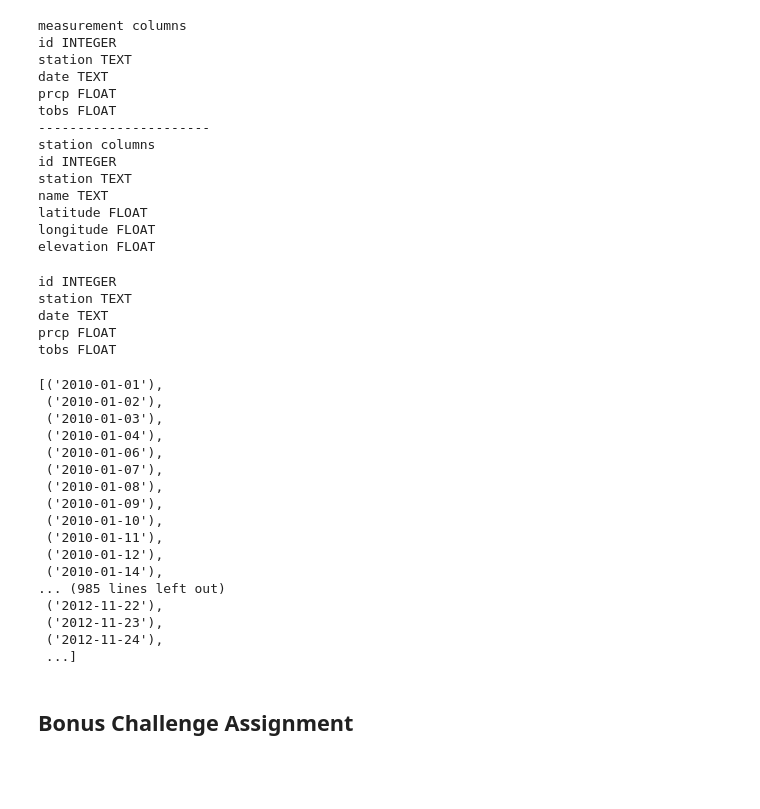
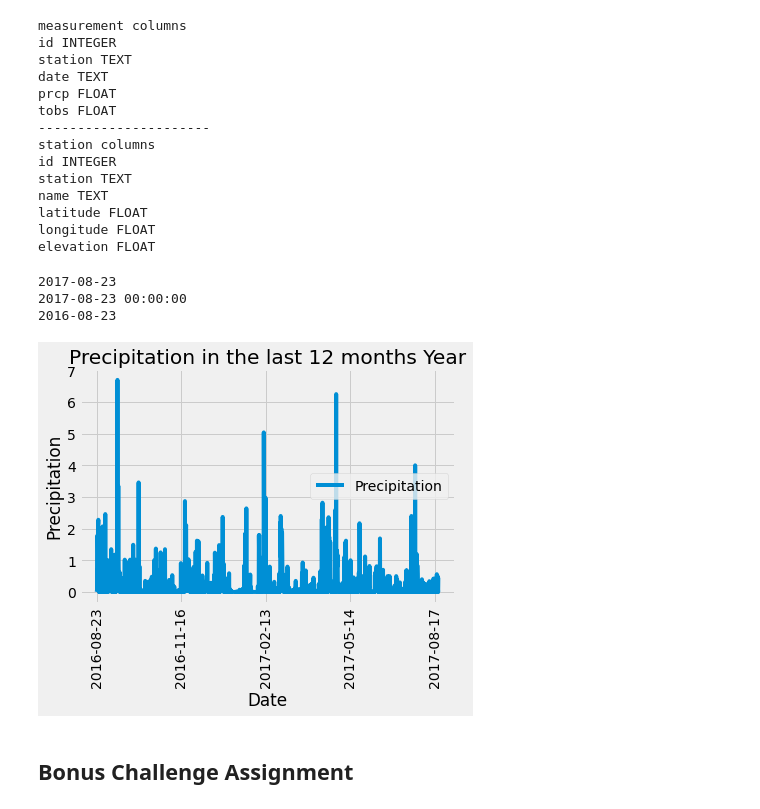
Before and after one commit to qizhengyaoyao/SQLAlchemy-challenge, a Jupyter notebook: climate_starter.ipynb, the cells around one changed output. Drawn from its saved outputs; the diff is of its cells as text; code cells hidden in the pictures; blank space fills up the shorter version.

Commit message:
Precipitation plot added.

```diff
--- a/climate_starter.ipynb
+++ b/climate_starter.ipynb
@@ -69,41 +69,34 @@ longitude FLOAT
 elevation FLOAT
 # %%
 # Design a query to retrieve the last 12 months of precipitation data and plot the results
+latest_date_string = session.query(Measurement.date).order_by(Measurement.date.desc()).first()
+print(latest_date_string[0])
+latest_date=dt.datetime.strptime(latest_date_string[0],'%Y-%m-%d')
+print(latest_date)
 
-
-session.query(Measurement.date).filter(Measurement.date > '2011-03-01').all()
 # Calculate the date 1 year ago from the last data point in the database
+query_date=dt.date(latest_date.year -1, latest_date.month, latest_date.day)
+print(query_date)
 
 # Perform a query to retrieve the data and precipitation scores
+results = session.query(Measurement.date,Measurement.prcp).filter(Measurement.date >= query_date).all()
 
 # Save the query results as a Pandas DataFrame and set the index to the date column
-
+Prcp_12months_df = pd.DataFrame(results, columns=['Date','Precipitation'])
+Prcp_12months_df.set_index('Date', inplace=True)
+Prcp_12months_df.dropna(how='any', inplace=True)
 # Sort the dataframe by date
-
+Prcp_12months_df.sort_values('Date', ascending=True, inplace=True)
+Prcp_12months_df.head()
 # Use Pandas Plotting with Matplotlib to plot the data
+ax = Prcp_12months_df.plot(rot=90);
+ax.set_title("Precipitation in the last 12 months Year");
+ax.set_ylabel("Precipitation");
 # %% [output]
-id INTEGER
-station TEXT
-date TEXT
-prcp FLOAT
-tobs FLOAT
+2017-08-23
+2017-08-23 00:00:00
+2016-08-23
-[('2010-01-01'),
- ('2010-01-02'),
- ('2010-01-03'),
- ('2010-01-04'),
- ('2010-01-06'),
- ('2010-01-07'),
- ('2010-01-08'),
- ('2010-01-09'),
- ('2010-01-10'),
- ('2010-01-11'),
- ('2010-01-12'),
- ('2010-01-14'),
-... (985 lines left out)
- ('2012-11-22'),
- ('2012-11-23'),
- ('2012-11-24'),
- ...]
+[figure, added]
 # %%
 # Use Pandas to calcualte the summary statistics for the precipitation data
 # %%
```
